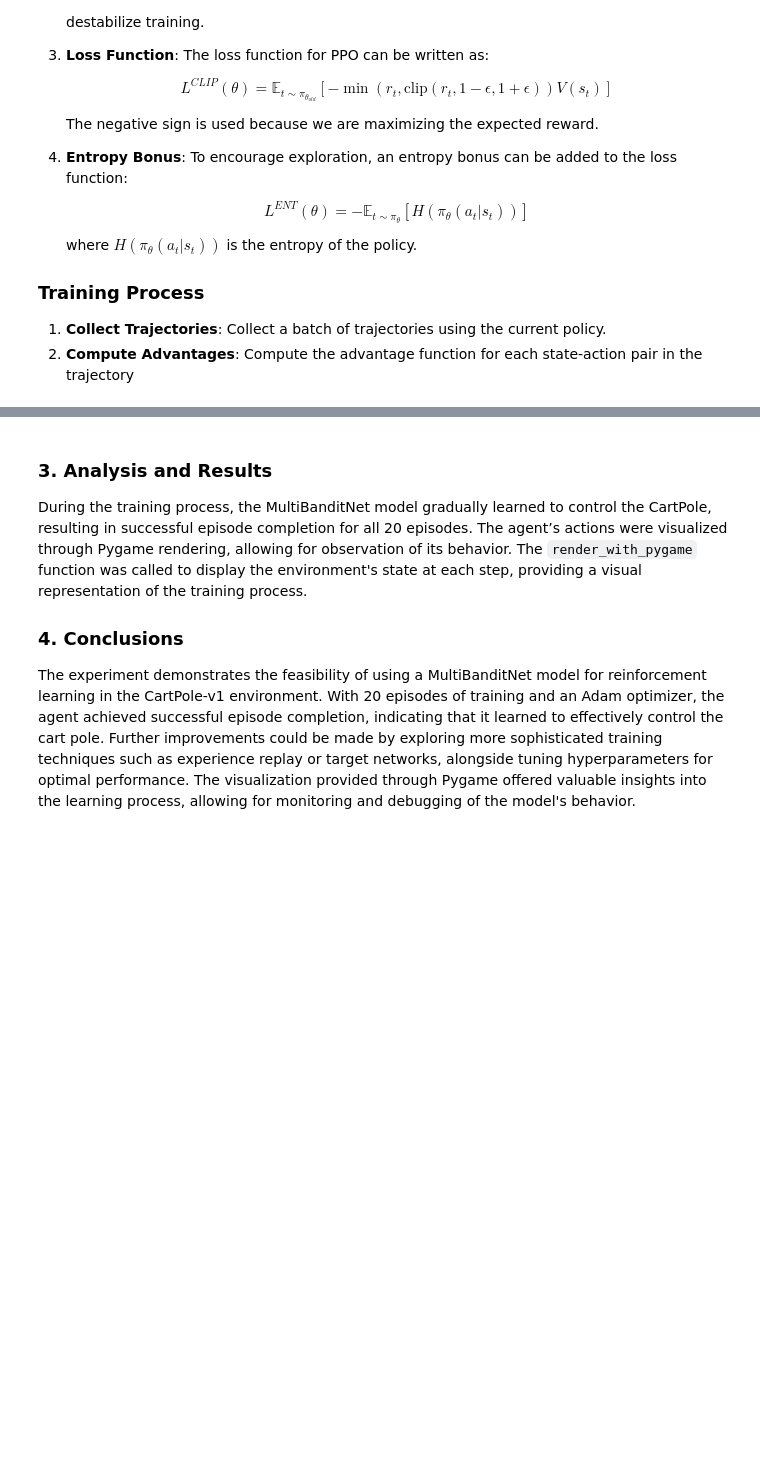
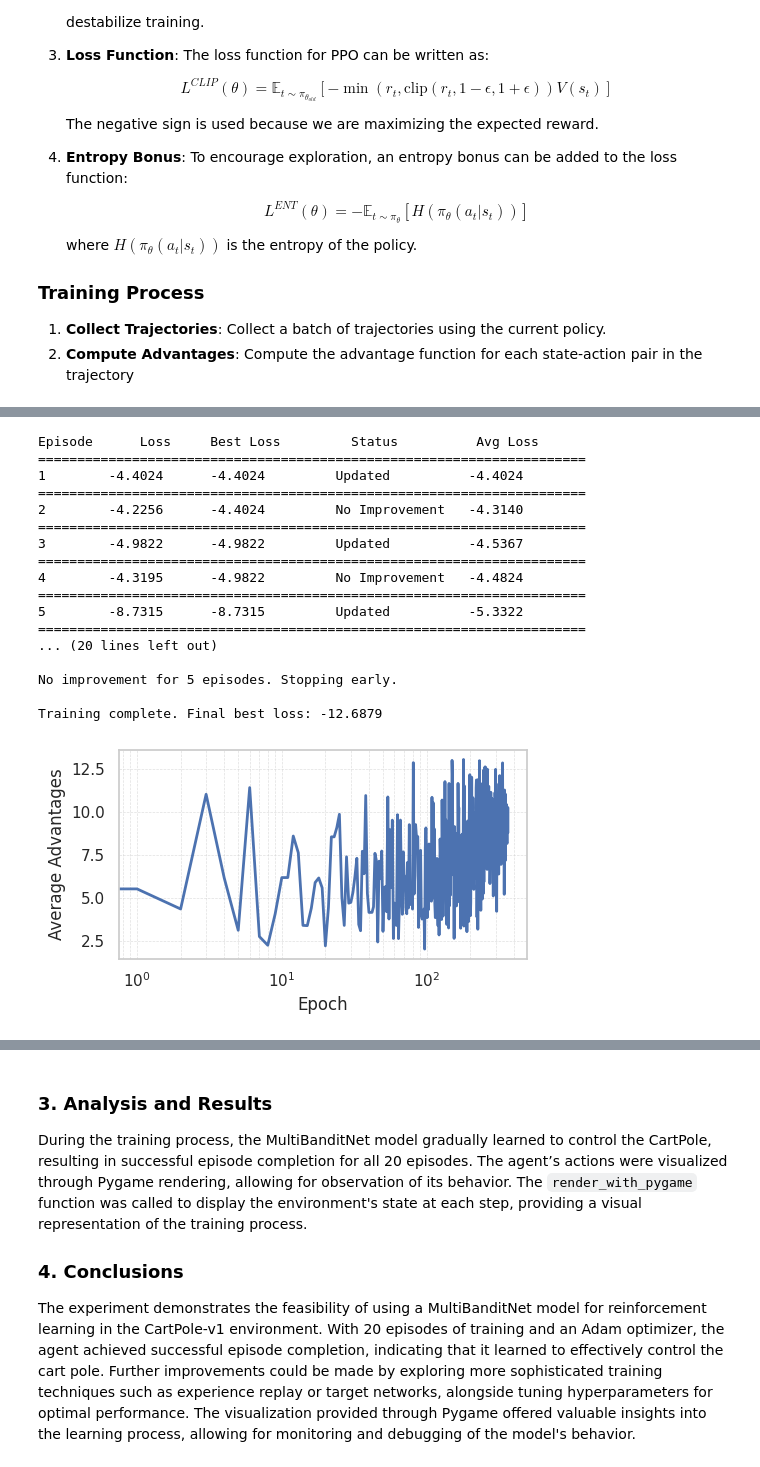
Before and after one commit to jzsmoreno/likelihood, a Jupyter notebook: examples/MultiArmedBandit.ipynb, the cells around one changed output, grey strips where cells are left out. Saved outputs shown, nothing was run; the diff lists cells and outputs as text; code cells hidden in the pictures; blank space fills up the shorter version.

Commit message:
[ADD] network analysis and state tracking improvements

```diff
--- a/examples/MultiArmedBandit.ipynb
+++ b/examples/MultiArmedBandit.ipynb
@@ -146,29 +153,48 @@ def render_with_pygame(env):
 # %%
 # Initialize environment, model, and optimizer
 import gymnasium as gym
 
 env = gym.make("CartPole-v1", render_mode="rgb_array")  # Example environment
 state_dim = env.observation_space.shape[0]
-num_options = 1  # Example: 2 options
+num_options = 2  # Example: 2 options
 num_actions = env.action_space.n  # Number of actions in the environment
 
 num_episodes = 100
 num_layers = 1
 
 model = MultiBanditNet(
     state_dim,
     num_options=num_options,
     num_actions_per_option=num_actions,
     num_layers=num_layers,
     activation=nn.ReLU(),
 )
 # Example state
 state = torch.tensor(np.random.randn(state_dim), dtype=torch.float32)
 
 # Forward pass through the model
 option_probs, action_probs, termination_prob, selected_option, action = model(state)
 
 optimizer = optim.Adam(model.parameters(), lr=1e-3)
 model, final_loss = train_model_with_episodes(model, optimizer, env, num_episodes)
+# %% [output]
+Episode      Loss     Best Loss         Status          Avg Loss
+======================================================================
+1        -4.4024      -4.4024         Updated          -4.4024
+======================================================================
+2        -4.2256      -4.4024         No Improvement   -4.3140
+======================================================================
+3        -4.9822      -4.9822         Updated          -4.5367
+======================================================================
+4        -4.3195      -4.9822         No Improvement   -4.4824
+======================================================================
+5        -8.7315      -8.7315         Updated          -5.3322
+======================================================================
+... (20 lines left out)
+
+No improvement for 5 episodes. Stopping early.
+
+Training complete. Final best loss: -12.6879
+[figure, added]
 # %%
 %%capture
```
Also changed, not shown: parts of 4 cells of this notebook, 2 other files.
